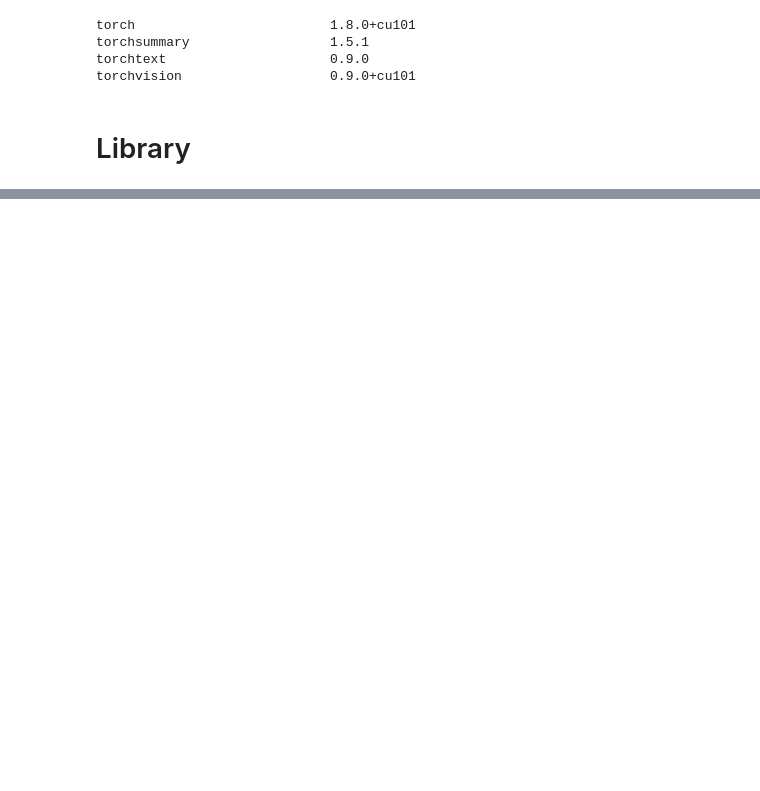
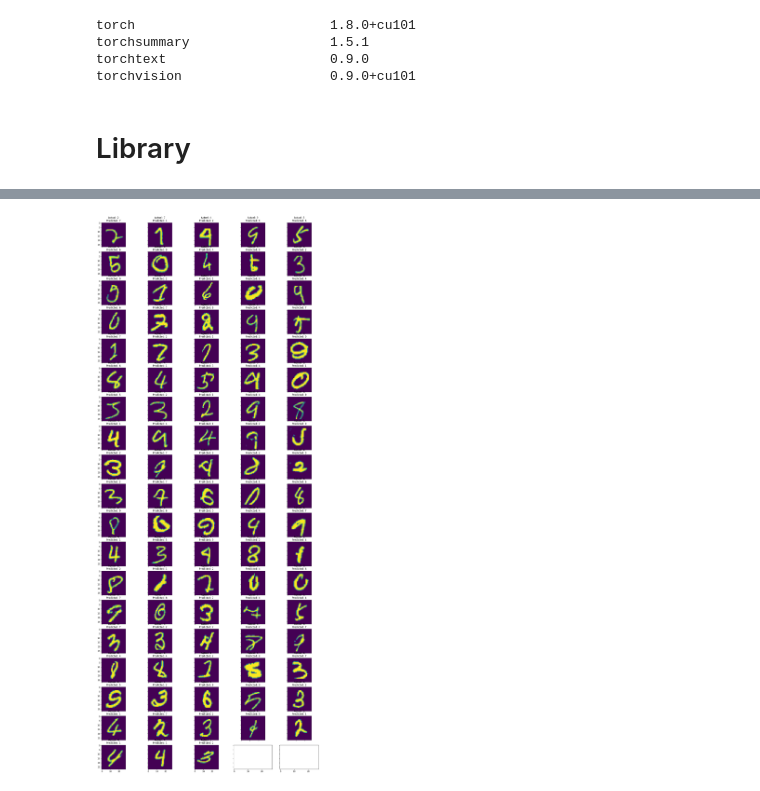
Before and after one commit to s-c-soma/Deeplearning-CMPE-258, a Jupyter notebook: Assignment_4/Assignment_4_Part_2_Keras.ipynb, the cells around one changed output, grey strips where cells are left out. Cells and saved outputs as stored; diff of their text form; code cells hidden in the pictures; blank space fills up the shorter version.

```diff
--- a/Assignment_4/Assignment_4_Part_2_Keras.ipynb
+++ b/Assignment_4/Assignment_4_Part_2_Keras.ipynb
@@ -348,0 +243,19 @@ X_reduced: (500, 2), y_true_reduced: (500, 1), y_pred_reduced: (500, 1)
+# %%
+def show_errors(images, actual, pred):
+    errors = pred - actual != 0
+    error_images = images[errors]
+    error_actual = actual[errors]
+    error_pred = pred[errors]
+    count, index = len(error_images), 0
+    rows, cols = math.ceil(count / 5), 5
+    fig, ax = plt.subplots(rows, cols, sharex=True, sharey=True, figsize=(20, 50))
+    for row in range(rows):
+        for col in range(cols):
+            if index < count:
+                ax[row, col].set_title(f"Actual: {error_actual[index]}\nPredicted: {error_pred[index]}")
+                ax[row, col].imshow(error_images[index].reshape((28, 28)))
+                index += 1
+# %%
+show_errors(X_valid, actual_valid, pred_valid)
+# %% [output]
+[figure, added]
```
Also changed, not shown: parts of 59 cells of this notebook.
